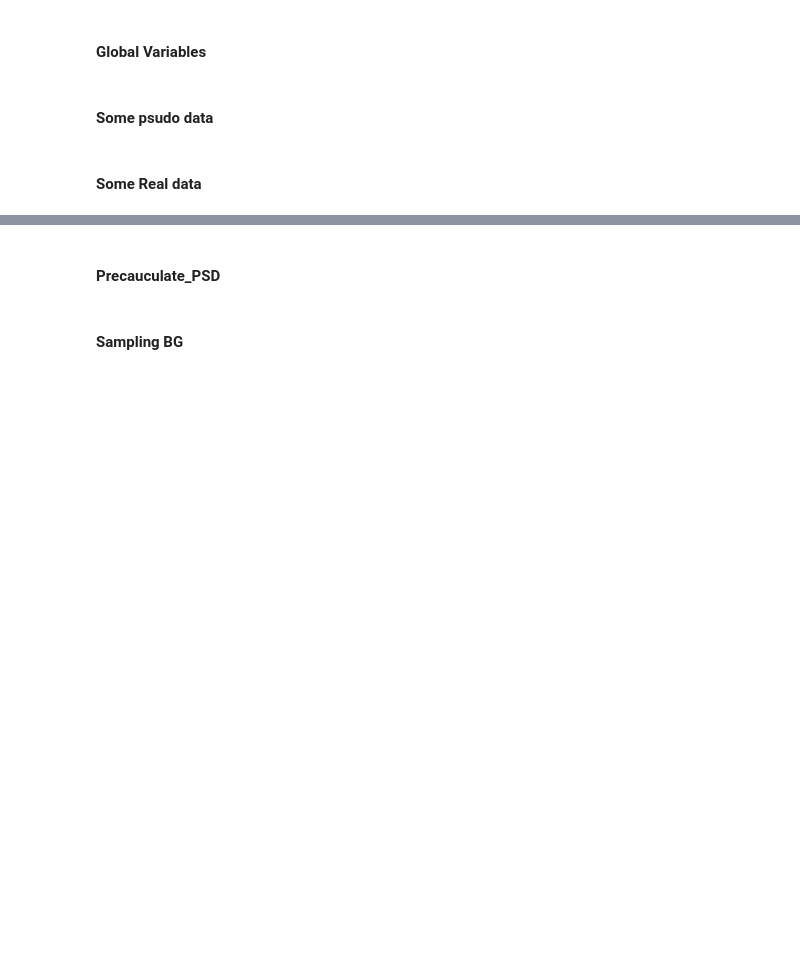
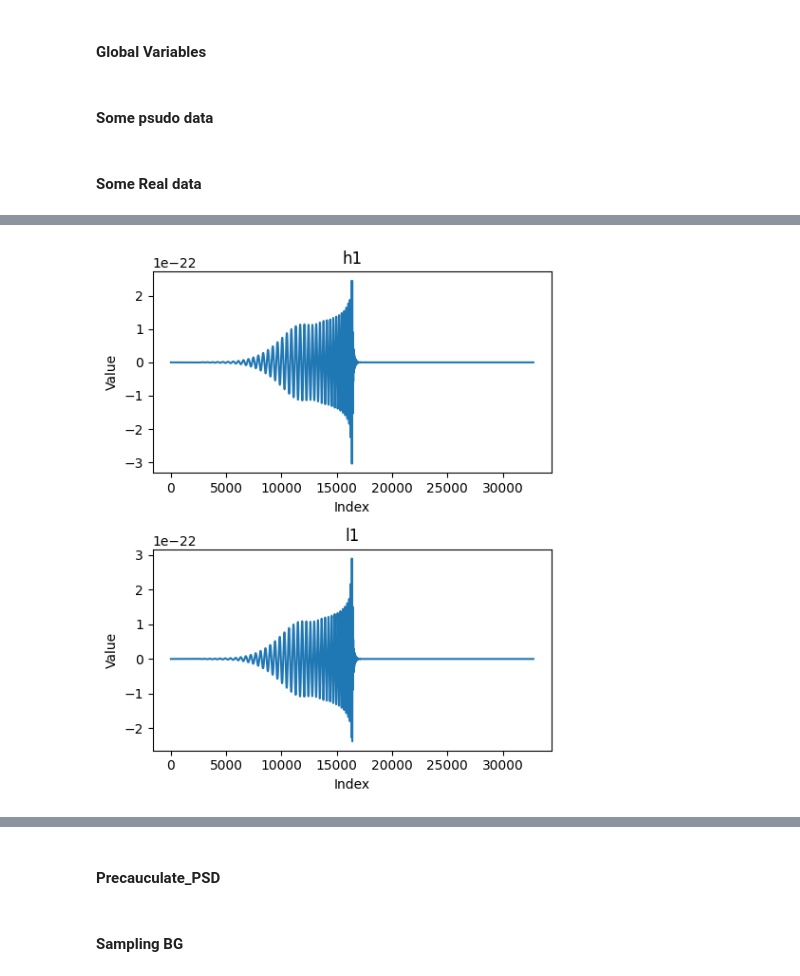
Before and after one commit to GWGASF/gwgasf, a Jupyter notebook: gasf_data/data_making.ipynb, the cells around one changed output, grey strips where cells are left out. Saved outputs shown, nothing was run; the diff lists cells and outputs as text; code cells hidden in the pictures; blank space fills up the shorter version.

```diff
--- a/gasf_data/data_making.ipynb
+++ b/gasf_data/data_making.ipynb
@@ -337,0 +374,22 @@ del glitch_idx_h1, glitch_idx_l1, strain
+# %%
+
+fig, axs = plt.subplots(2, figsize=(5, 6))
+h1 = signals[0,0,:].numpy()
+l1 = signals[0,1,:].numpy()
+
+# Plot b1 on the first subplot
+axs[0].plot(h1)
+axs[0].set_title('h1')
+axs[0].set_xlabel('Index')
+axs[0].set_ylabel('Value')
+
+# Plot b2 on the second subplot
+axs[1].plot(l1)
+axs[1].set_title('l1')
+axs[1].set_xlabel('Index')
+axs[1].set_ylabel('Value')
+
+plt.tight_layout()
+plt.show()
+# %% [output]
+[figure, added]
```
Also changed, not shown: parts of 18 cells of this notebook.
